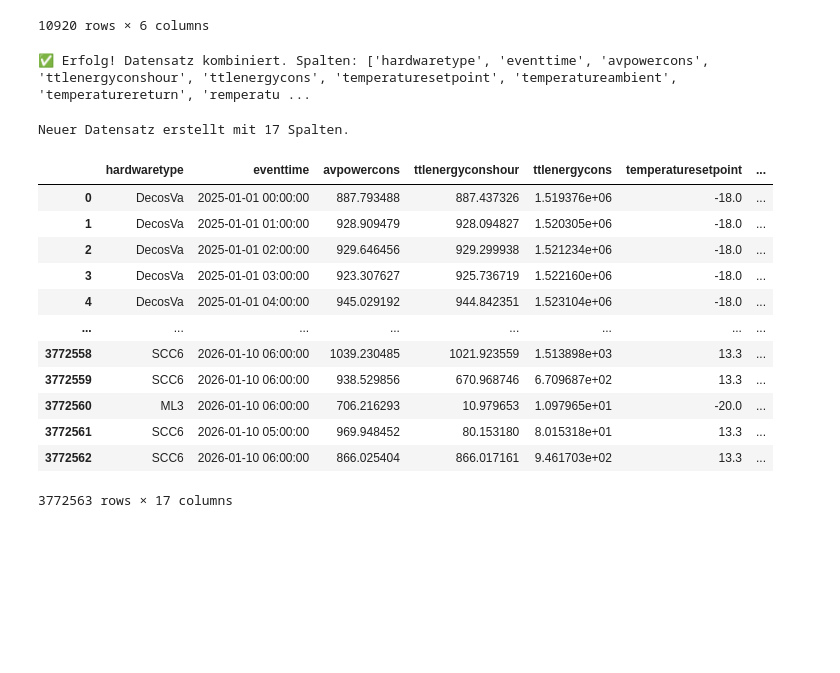
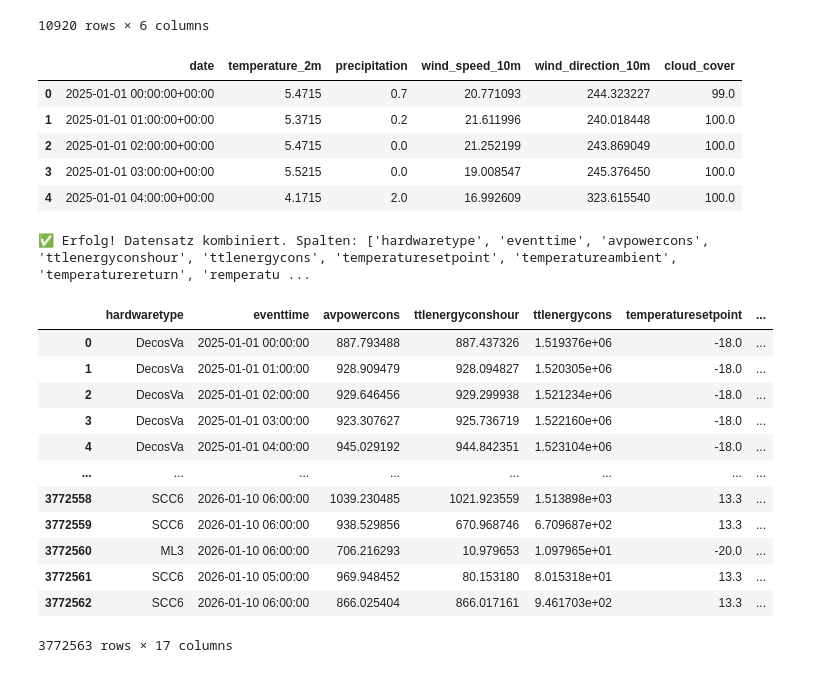
Before and after one commit to janofrank/Merge-Error, a Jupyter notebook: Merge_Error_Main.ipynb, the cells around one changed output. Cells and saved outputs as stored; diff of their text form; code cells hidden in the pictures; blank space fills up the shorter version.

```diff
--- a/Merge_Error_Main.ipynb
+++ b/Merge_Error_Main.ipynb
@@ -277,6 +277,25 @@ Timezone difference to GMT+0: 7200s
 | 10918 | 2026-03-31 22:00:00+00:00 | 6.521500 | 0.0 | 11.200571 | 315.000092 | 19.0 |
 | 10919 | 2026-03-31 23:00:00+00:00 | 6.171500 | 0.0 | 9.387651 | 302.471161 | 10.0 |
 10920 rows × 6 columns
+# %%
+# 1. Identifiziere alle Spalten außer 'date'
+# (Ich gehe davon aus, dass 'date' deine Anker-Spalte ist)
+cols_to_shift = [col for col in hourly_dataframe.columns if col != 'date']
+
+# 2. Verschiebe die Werte dieser Spalten um 1 Zeile nach oben
+hourly_dataframe[cols_to_shift] = hourly_dataframe[cols_to_shift].shift(-24)
+
+# 3. Die letzte Zeile entfernen, da sie nun "leer" (NaN) für die Daten-Spalten ist
+hourly_dataframe = hourly_dataframe.iloc[:-24].reset_index(drop=True)
+
+hourly_dataframe.head()
+# %% [output]
+|  | date | temperature_2m | precipitation | wind_speed_10m | wind_direction_10m | cloud_cover |
+| 0 | 2025-01-01 00:00:00+00:00 | 5.4715 | 0.7 | 20.771093 | 244.323227 | 99.0 |
+| 1 | 2025-01-01 01:00:00+00:00 | 5.3715 | 0.2 | 21.611996 | 240.018448 | 100.0 |
+| 2 | 2025-01-01 02:00:00+00:00 | 5.4715 | 0.0 | 21.252199 | 243.869049 | 100.0 |
+| 3 | 2025-01-01 03:00:00+00:00 | 5.5215 | 0.0 | 19.008547 | 245.376450 | 100.0 |
+| 4 | 2025-01-01 04:00:00+00:00 | 4.1715 | 2.0 | 16.992609 | 323.615540 | 100.0 |
 # %%
 # 1. Datetime-Format erzwingen UND Zeitzonen-Info entfernen (.dt.tz_localize(None))
 df_reefer['eventtime'] = pd.to_datetime(df_reefer['eventtime']).dt.tz_localize(None)
@@ -297,39 +316,19 @@ df_reefer_combined = df_reefer_combined.drop(columns=['date'], errors='ignore')
 print(f"✅ Erfolg! Datensatz kombiniert. Spalten: {df_reefer_combined.columns.tolist()}")
 # %% [output]
 ✅ Erfolg! Datensatz kombiniert. Spalten: ['hardwaretype', 'eventtime', 'avpowercons', 'ttlenergyconshour', 'ttlenergycons', 'temperaturesetpoint', 'temperatureambient', 'temperaturereturn', 'remperatu ...
-# %%
-# 1. Sicherstellen, dass beide Zeitspalten im Datetime-Format vorliegen
-df_reefer['eventtime'] = pd.to_datetime(df_reefer['eventtime'])
-hourly_dataframe['date'] = pd.to_datetime(hourly_dataframe['date'])
-
-# 2. Die Zusammenführung (Merge)
-# Wir nutzen left_on und right_on, da die Spalten unterschiedlich heißen.
-df_reefer_combined = pd.merge(
-    df_reefer,
-    hourly_dataframe,
-    left_on='eventtime',
-    right_on='date',
-    how='left'
-)
-
-# 3. Die redundante Spalte 'date' löschen (da wir eventtime behalten)
-df_reefer_combined = df_reefer_combined.drop(columns=['date'], errors='ignore')
-
-# 4. Check des Ergebnisses
-print(f"Neuer Datensatz erstellt mit {df_reefer_combined.shape[1]} Spalten.")
-df_reefer_combined
-# %% [output]
-Neuer Datensatz erstellt mit 17 Spalten.
-|  | hardwaretype | eventtime | avpowercons | ttlenergyconshour | ttlenergycons | temperaturesetpoint | ... |
-| 0 | DecosVa | 2025-01-01 00:00:00 | 887.793488 | 887.437326 | 1.519376e+06 | -18.0 | ... |
-| 1 | DecosVa | 2025-01-01 01:00:00 | 928.909479 | 928.094827 | 1.520305e+06 | -18.0 | ... |
-| 2 | DecosVa | 2025-01-01 02:00:00 | 929.646456 | 929.299938 | 1.521234e+06 | -18.0 | ... |
-| 3 | DecosVa | 2025-01-01 03:00:00 | 923.307627 | 925.736719 | 1.522160e+06 | -18.0 | ... |
-| 4 | DecosVa | 2025-01-01 04:00:00 | 945.029192 | 944.842351 | 1.523104e+06 | -18.0 | ... |
-| ... | ... | ... | ... | ... | ... | ... | ... |
-| 3772558 | SCC6 | 2026-01-10 06:00:00 | 1039.230485 | 1021.923559 | 1.513898e+03 | 13.3 | ... |
-| 3772559 | SCC6 | 2026-01-10 06:00:00 | 938.529856 | 670.968746 | 6.709687e+02 | 13.3 | ... |
-| 3772560 | ML3 | 2026-01-10 06:00:00 | 706.216293 | 10.979653 | 1.097965e+01 | -20.0 | ... |
-| 3772561 | SCC6 | 2026-01-10 05:00:00 | 969.948452 | 80.153180 | 8.015318e+01 | 13.3 | ... |
-| 3772562 | SCC6 | 2026-01-10 06:00:00 | 866.025404 | 866.017161 | 9.461703e+02 | 13.3 | ... |
-3772563 rows × 17 columns
+# %%
+df_reefer_combined
+# %% [output]
+|  | hardwaretype | eventtime | avpowercons | ttlenergyconshour | ttlenergycons | temperaturesetpoint | ... |
+| 0 | DecosVa | 2025-01-01 00:00:00 | 887.793488 | 887.437326 | 1.519376e+06 | -18.0 | ... |
+| 1 | DecosVa | 2025-01-01 01:00:00 | 928.909479 | 928.094827 | 1.520305e+06 | -18.0 | ... |
+| 2 | DecosVa | 2025-01-01 02:00:00 | 929.646456 | 929.299938 | 1.521234e+06 | -18.0 | ... |
+| 3 | DecosVa | 2025-01-01 03:00:00 | 923.307627 | 925.736719 | 1.522160e+06 | -18.0 | ... |
+| 4 | DecosVa | 2025-01-01 04:00:00 | 945.029192 | 944.842351 | 1.523104e+06 | -18.0 | ... |
+| ... | ... | ... | ... | ... | ... | ... | ... |
+| 3772558 | SCC6 | 2026-01-10 06:00:00 | 1039.230485 | 1021.923559 | 1.513898e+03 | 13.3 | ... |
+| 3772559 | SCC6 | 2026-01-10 06:00:00 | 938.529856 | 670.968746 | 6.709687e+02 | 13.3 | ... |
+| 3772560 | ML3 | 2026-01-10 06:00:00 | 706.216293 | 10.979653 | 1.097965e+01 | -20.0 | ... |
+| 3772561 | SCC6 | 2026-01-10 05:00:00 | 969.948452 | 80.153180 | 8.015318e+01 | 13.3 | ... |
+| 3772562 | SCC6 | 2026-01-10 06:00:00 | 866.025404 | 866.017161 | 9.461703e+02 | 13.3 | ... |
+3772563 rows × 17 columns
```
Also changed, not shown: 1 other file.
